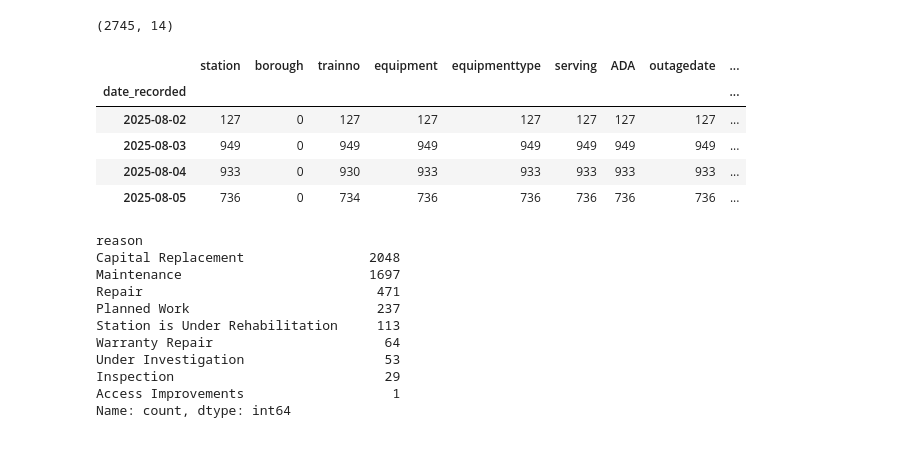
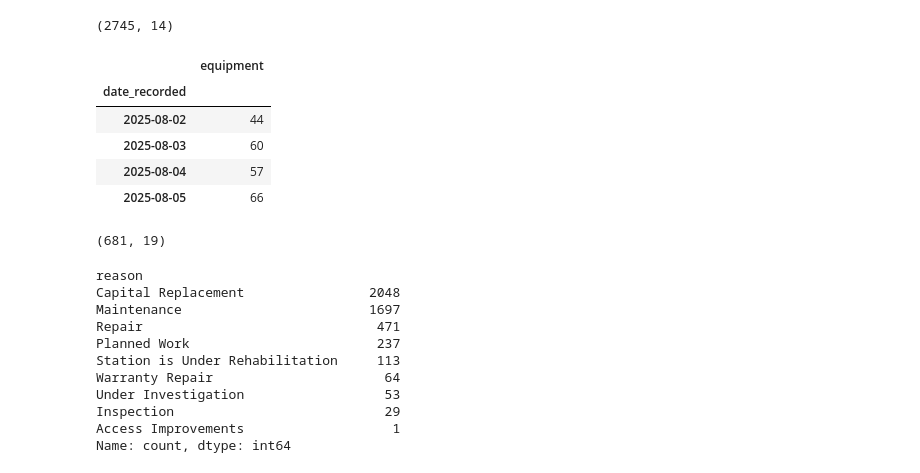
Before and after one commit to ZSlemmons/MTA-elevators, a Jupyter notebook: outage-scrape-analysis.ipynb, the cells around one changed output. Cells and saved outputs as stored; diff of their text form; code cells hidden in the pictures.

```diff
--- a/outage-scrape-analysis.ipynb
+++ b/outage-scrape-analysis.ipynb
@@ -476,11 +477,13 @@ daily_out.shape
 # %% [output]
 (2745, 14)
 # %%
-daily_out.groupby('date_recorded').count()
+#On average, how many elevators were out of service on a given day?
+el_per_day = daily_out.groupby('date_recorded')['equipment'].nunique().to_frame()
+el_per_day
 # %% [output]
-|  | station | borough | trainno | equipment | equipmenttype | serving | ADA | outagedate | ... |
-| date_recorded |  |  |  |  |  |  |  |  | ... |
-| 2025-08-02 | 127 | 0 | 127 | 127 | 127 | 127 | 127 | 127 | ... |
-| 2025-08-03 | 949 | 0 | 949 | 949 | 949 | 949 | 949 | 949 | ... |
-| 2025-08-04 | 933 | 0 | 930 | 933 | 933 | 933 | 933 | 933 | ... |
-| 2025-08-05 | 736 | 0 | 734 | 736 | 736 | 736 | 736 | 736 | ... |
+|  | equipment |
+| date_recorded |  |
+| 2025-08-02 | 44 |
+| 2025-08-03 | 60 |
+| 2025-08-04 | 57 |
+| 2025-08-05 | 66 |
@@ -487,3 +498,8 @@ daily_out.groupby('date_recorded').count()
+# %%
+all_el_df = pd.json_normalize(all_el)
+all_el_df.shape
+# %% [output]
+(681, 19)
 # %%
 #Looking into some other outage reasons
 combined_el['reason'].value_counts()
```
Also changed, not shown: parts of 8 cells of this notebook, 1 other file.
